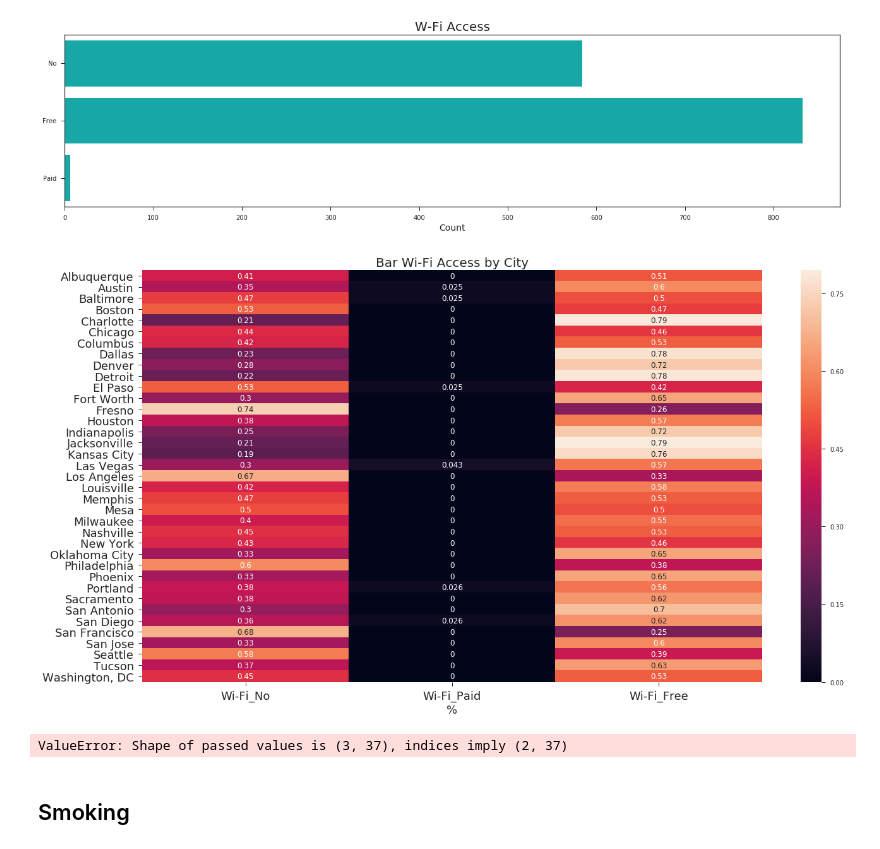
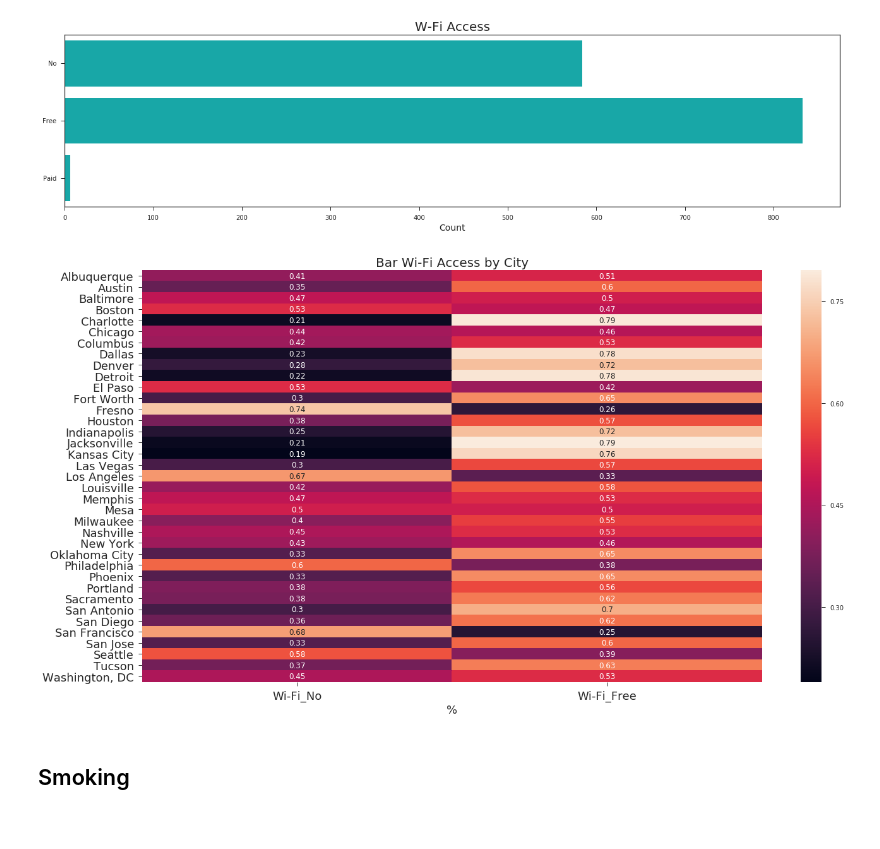
Before and after one commit to CollierKing/Cities_Bars_Yelp, a Jupyter notebook: yelp_bars_exploratory.ipynb, the cells around one changed output. Cells and saved outputs as stored; diff of their text form; code cells hidden in the pictures.

```diff
--- a/yelp_bars_exploratory.ipynb
+++ b/yelp_bars_exploratory.ipynb
@@ -783,28 +785,26 @@ ax.set_ylabel("");
 # %%
 bar_data_wifi = pd.get_dummies(bar_data2['Wi-Fi'],prefix='Wi-Fi')
 bar_data_wifi['City'] = bar_data2['City']
 bar_data_wifi_grp = pd.melt(bar_data_wifi, id_vars=['City']).groupby(["City","variable"]).apply(lambda x: x[x['value'] != \
                         0].count()/x.count())['value'].reset_index()
 bar_data_wifi_grp = bar_data_wifi_grp.pivot_table(values='value', index='City', columns='variable', aggfunc='sum')
-columns = ["Wi-Fi_No",'Wi-Fi_Paid',"Wi-Fi_Free"]
+columns = ["Wi-Fi_No","Wi-Fi_Free"]
 bar_data_wifi_grp = bar_data_wifi_grp[columns]
 # plot heatmap
 fig, ax1 = plt.subplots(figsize=(22,12))
 ax = sns.heatmap(bar_data_wifi_grp,annot=True)
 ax1.set_title("Bar Wi-Fi Access by City",fontsize=20);
 ax1.set_xlabel("%",fontsize=18);
 ax1.set_ylabel("");
 ax1.yaxis.set_tick_params(labelsize=18);
 ax1.xaxis.set_tick_params(labelsize=18);
 # %% [output]
-[figure, old version]
+[figure, new version]
 # %%
 bar_data_wifi_grp2 = pd.DataFrame(bar_data_wifi_grp.values,
                          columns=["Wi-Fi_No","Wi-Fi_Free"])
 bar_data_wifi_grp2.index = bar_data_wifi_grp.index
 bar_data_wifi_grp2.reset_index(inplace=True)
-# %% [output]
-ValueError: Shape of passed values is (3, 37), indices imply (2, 37)
 # %% [markdown]
 ## Smoking
 # %% [markdown]
```
Also changed, not shown: parts of 23 cells of this notebook, 1 other file.
